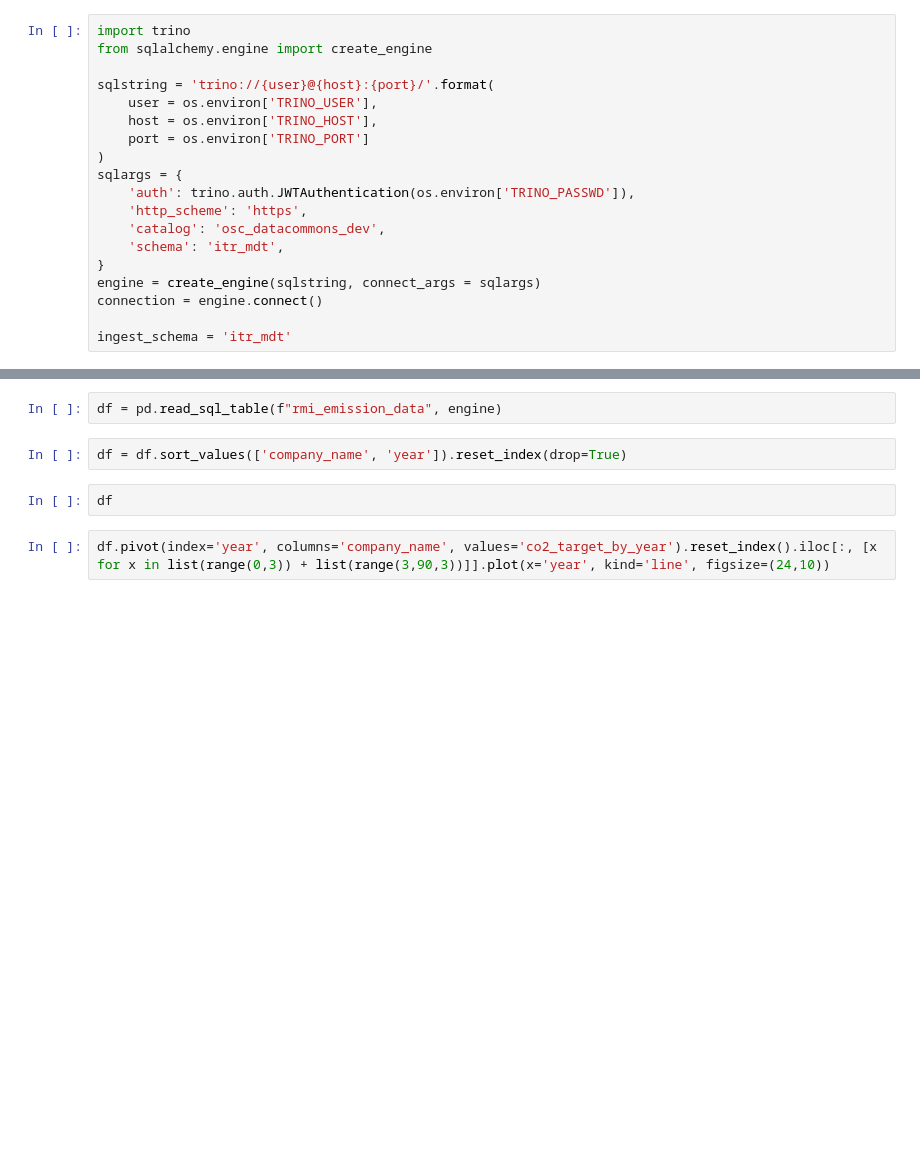
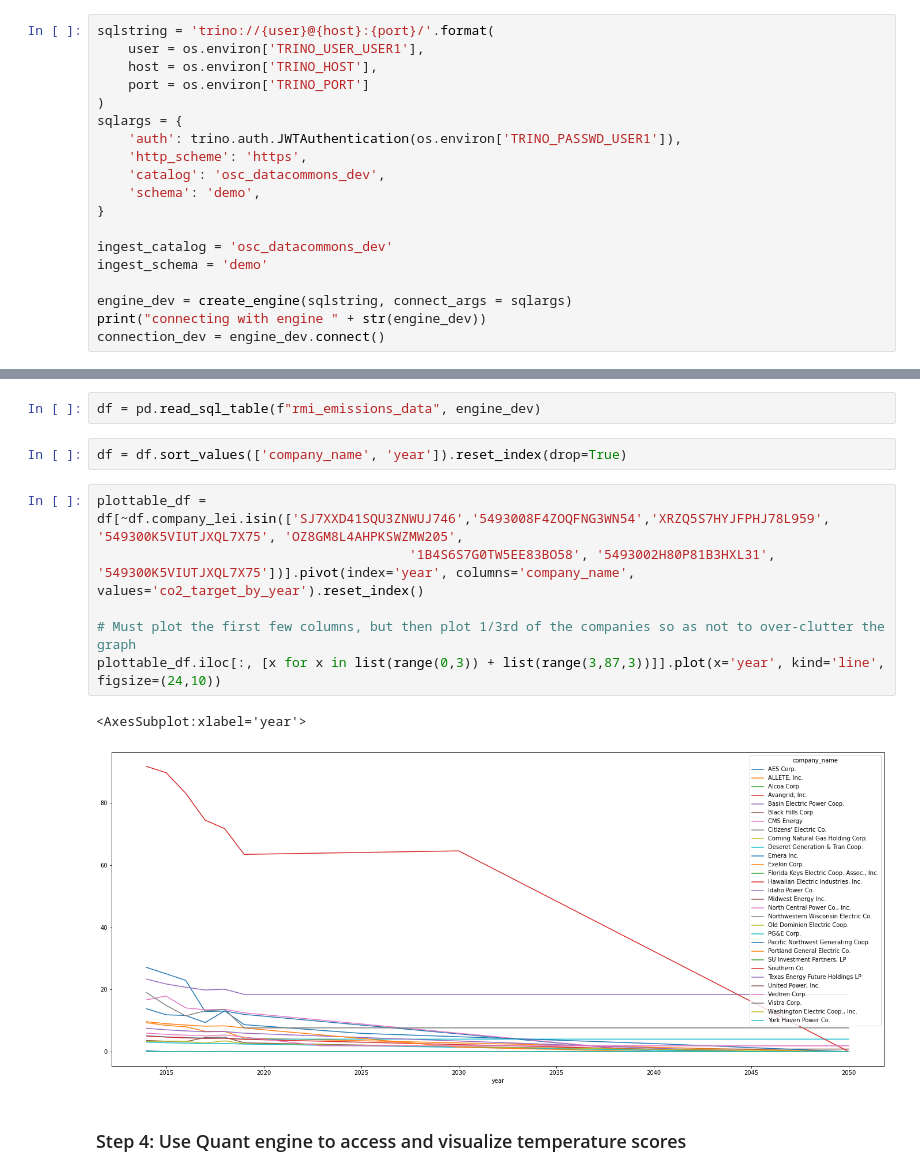
Before and after one commit to os-climate/ITR, a Jupyter notebook: examples/vault_demo_n0.ipynb, the cells around one changed output, grey strips where cells are left out. Saved outputs shown, nothing was run; the diff lists cells and outputs as text; blank space fills up the shorter version.

```diff
--- a/examples/vault_demo_n0.ipynb
+++ b/examples/vault_demo_n0.ipynb
@@ -34,19 +58,19 @@ if os.path.exists(dotenv_path):
 # %%
-import trino
-from sqlalchemy.engine import create_engine
-
 sqlstring = 'trino://{user}@{host}:{port}/'.format(
-    user = os.environ['TRINO_USER'],
+    user = os.environ['TRINO_USER_USER1'],
     host = os.environ['TRINO_HOST'],
     port = os.environ['TRINO_PORT']
 )
 sqlargs = {
-    'auth': trino.auth.JWTAuthentication(os.environ['TRINO_PASSWD']),
+    'auth': trino.auth.JWTAuthentication(os.environ['TRINO_PASSWD_USER1']),
     'http_scheme': 'https',
     'catalog': 'osc_datacommons_dev',
-    'schema': 'itr_mdt',
+    'schema': 'demo',
 }
-engine = create_engine(sqlstring, connect_args = sqlargs)
-connection = engine.connect()
 
-ingest_schema = 'itr_mdt'
+ingest_catalog = 'osc_datacommons_dev'
+ingest_schema = 'demo'
+
+engine_dev = create_engine(sqlstring, connect_args = sqlargs)
+print("connecting with engine " + str(engine_dev))
+connection_dev = engine_dev.connect()
@@ -121,8 +136,15 @@ def test_N2_portfolio(self):
 # %%
-df = pd.read_sql_table(f"rmi_emission_data", engine)
+df = pd.read_sql_table(f"rmi_emissions_data", engine_dev)
 # %%
 df = df.sort_values(['company_name', 'year']).reset_index(drop=True)
-# %%
-df
 # %%
-df.pivot(index='year', columns='company_name', values='co2_target_by_year').reset_index().iloc[:, [x for x in list(range(0,3)) + list(range(3,90,3))]].plot(x='year', kind='line', figsize=(24,10))
+plottable_df = df[~df.company_lei.isin(['SJ7XXD41SQU3ZNWUJ746','5493008F4ZOQFNG3WN54','XRZQ5S7HYJFPHJ78L959', '549300K5VIUTJXQL7X75', 'OZ8GM8L4AHPKSWZMW205',
+                                        '1B4S6S7G0TW5EE83BO58', '5493002H80P81B3HXL31', '549300K5VIUTJXQL7X75'])].pivot(index='year', columns='company_name', values='co2_target_by_year').reset_index()
+
+# Must plot the first few columns, but then plot 1/3rd of the companies so as not to over-clutter the graph
+plottable_df.iloc[:, [x for x in list(range(0,3)) + list(range(3,87,3))]].plot(x='year', kind='line', figsize=(24,10))
+# %% [output]
+<AxesSubplot:xlabel='year'>
+[figure, added]
+# %% [markdown]
+### Step 4: Use Quant engine to access and visualize temperature scores
```
Also changed, not shown: parts of 44 cells of this notebook, 3 other files.
